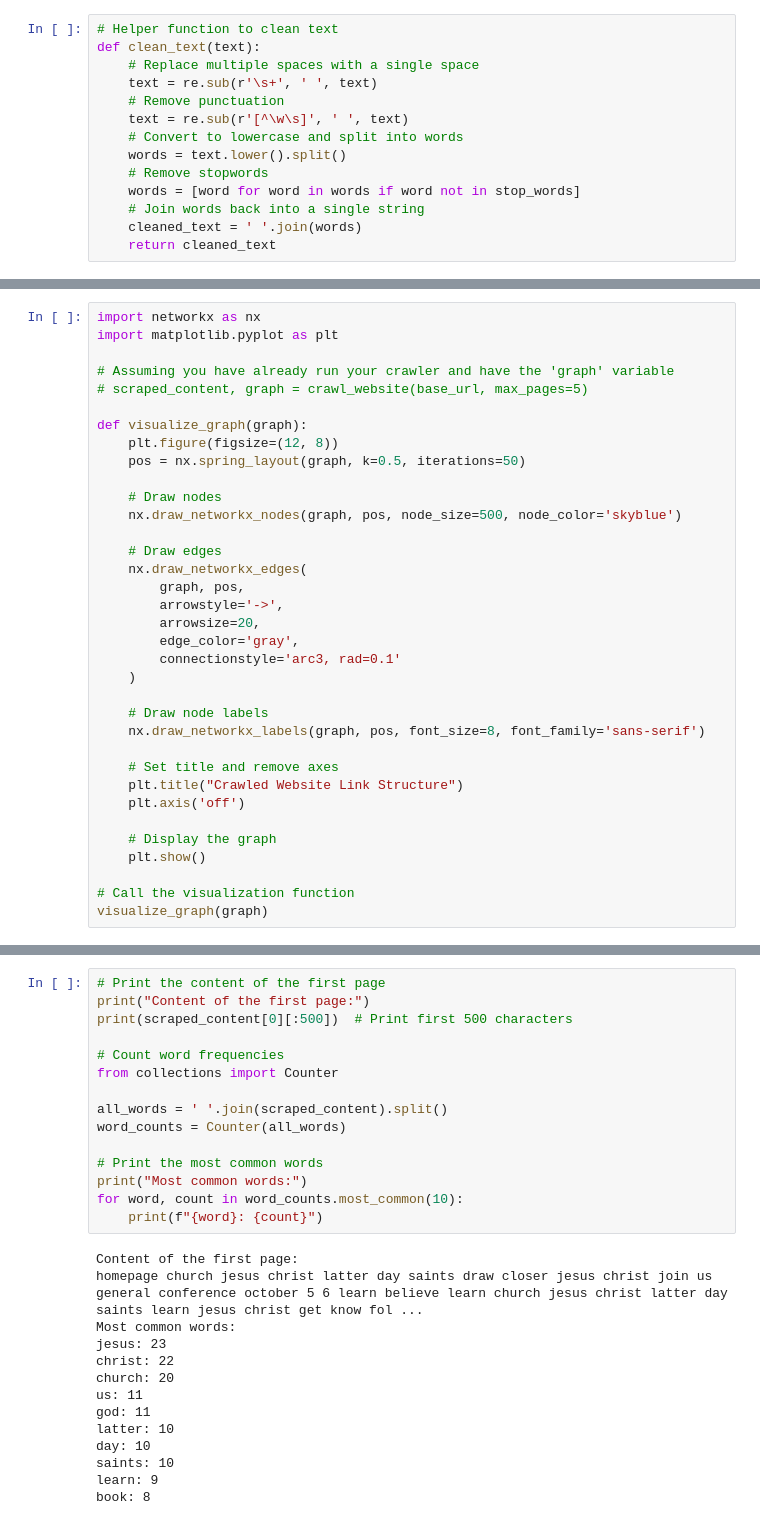
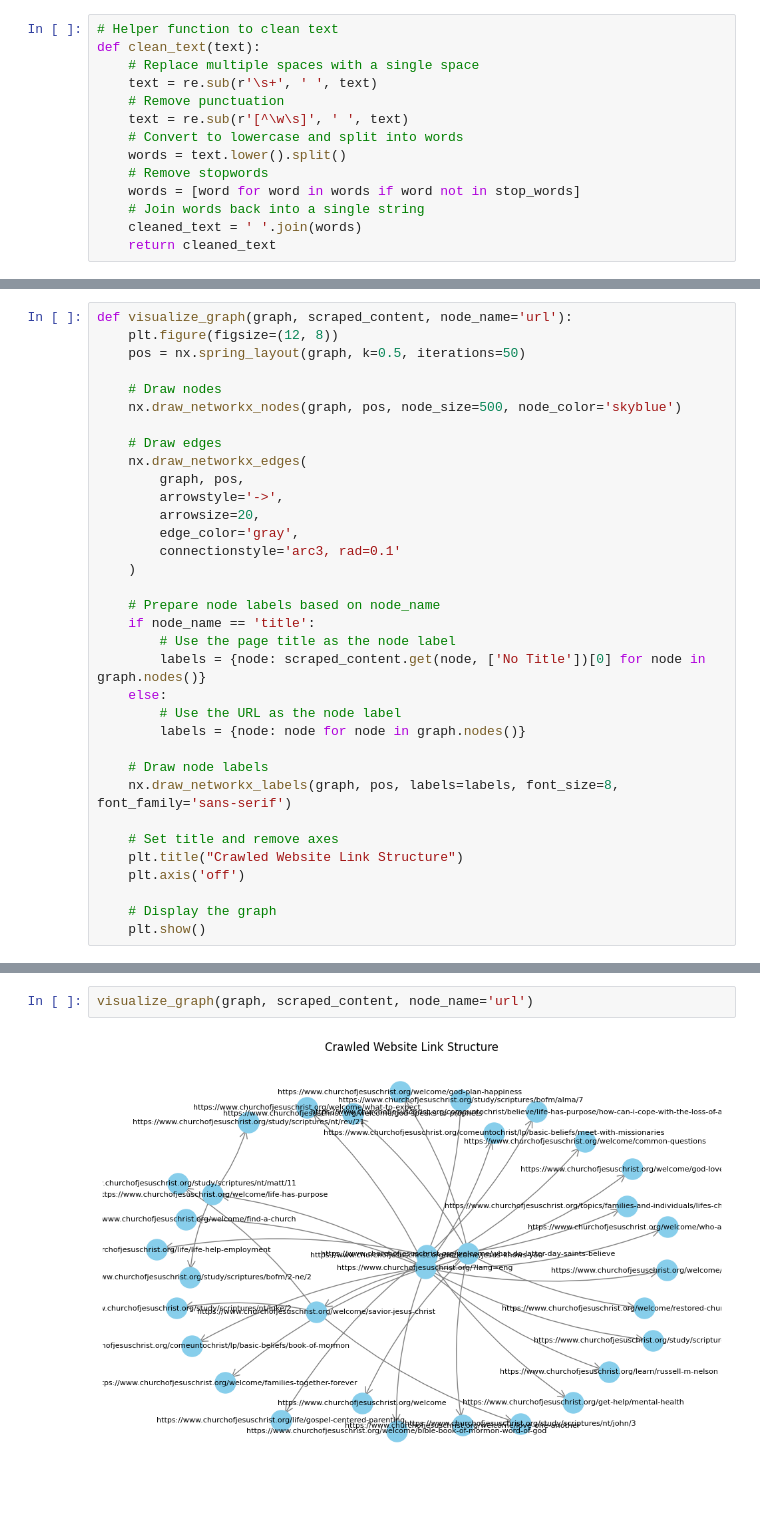
Before and after one commit to ec1302/mormon_research, a Jupyter notebook: mormon_research.ipynb, the cells around one changed output, grey strips where cells are left out. Drawn from its saved outputs; the diff is of its cells as text.

Commit message:
Worked on the web scraping and graph visualization functions

```diff
--- a/mormon_research.ipynb
+++ b/mormon_research.ipynb
@@ -143,11 +165,5 @@ Visiting: https://www.churchofjesuschrist.org/?lang=eng
 # %%
-import networkx as nx
-import matplotlib.pyplot as plt
-
-# Assuming you have already run your crawler and have the 'graph' variable
-# scraped_content, graph = crawl_website(base_url, max_pages=5)
-
-def visualize_graph(graph):
+def visualize_graph(graph, scraped_content, node_name='url'):
     plt.figure(figsize=(12, 8))
     pos = nx.spring_layout(graph, k=0.5, iterations=50)
 
@@ -163,8 +179,16 @@ def visualize_graph(graph):
         connectionstyle='arc3, rad=0.1'
     )
 
+    # Prepare node labels based on node_name
+    if node_name == 'title':
+        # Use the page title as the node label
+        labels = {node: scraped_content.get(node, ['No Title'])[0] for node in graph.nodes()}
+    else:
+        # Use the URL as the node label
+        labels = {node: node for node in graph.nodes()}
+
     # Draw node labels
-    nx.draw_networkx_labels(graph, pos, font_size=8, font_family='sans-serif')
+    nx.draw_networkx_labels(graph, pos, labels=labels, font_size=8, font_family='sans-serif')
 
     # Set title and remove axes
     plt.title("Crawled Website Link Structure")
@@ -172,6 +196,3 @@ def visualize_graph(graph):
 
     # Display the graph
     plt.show()
-
-# Call the visualization function
-visualize_graph(graph)
@@ -180,29 +199,4 @@ visualize_graph(graph)
-# %%
-# Print the content of the first page
-print("Content of the first page:")
-print(scraped_content[0][:500])  # Print first 500 characters
-
-# Count word frequencies
-from collections import Counter
-
-all_words = ' '.join(scraped_content).split()
-word_counts = Counter(all_words)
-
-# Print the most common words
-print("Most common words:")
-for word, count in word_counts.most_common(10):
-    print(f"{word}: {count}")
-# %% [output]
-Content of the first page:
-homepage church jesus christ latter day saints draw closer jesus christ join us general conference october 5 6 learn believe learn church jesus christ latter day saints learn jesus christ get know fol ...
-Most common words:
-jesus: 23
-christ: 22
-church: 20
-us: 11
-god: 11
-latter: 10
-day: 10
-saints: 10
-learn: 9
-book: 8
+# %%
+visualize_graph(graph, scraped_content, node_name='url')
+# %% [output]
+[figure, added]
```
Also changed, not shown: parts of 7 cells of this notebook.
